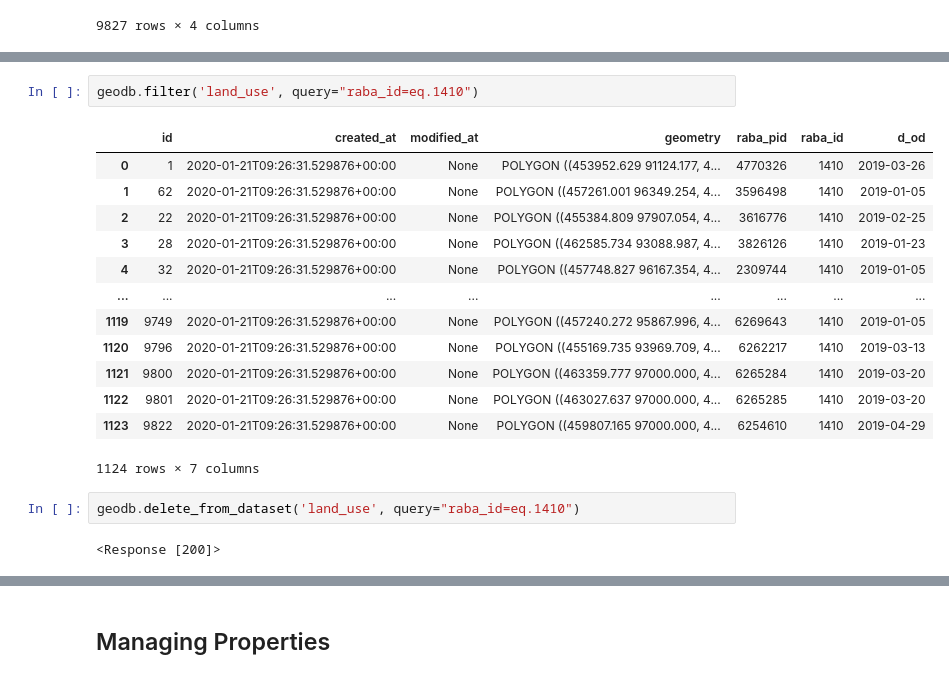
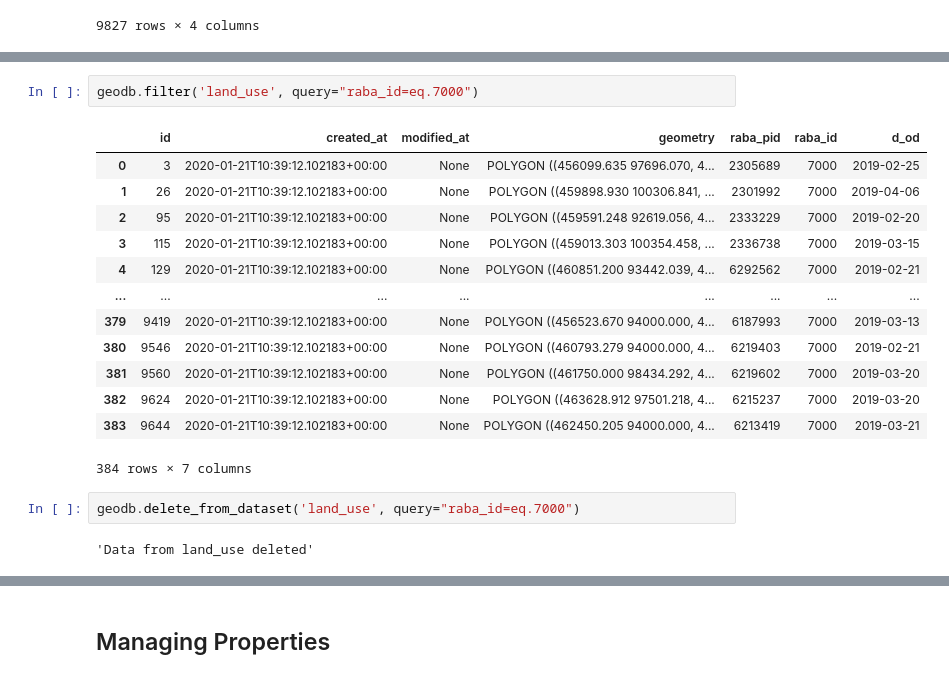
Before and after one commit to xcube-dev/xcube-geodb, a Jupyter notebook: notebooks/geodb_manage_datasets.ipynb, the cells around one changed output, grey strips where cells are left out. Drawn from its saved outputs; the diff is of its cells as text.

```diff
--- a/notebooks/geodb_manage_data.ipynb
+++ b/notebooks/geodb_manage_datasets.ipynb
@@ -78,21 +78,21 @@ geodb.insert_into_dataset('land_use', gdf)
 # %%
-geodb.filter('land_use', query="raba_id=eq.1410")
+geodb.filter('land_use', query="raba_id=eq.7000")
 # %% [output]
 |  | id | created_at | modified_at | geometry | raba_pid | raba_id | d_od |
-| 0 | 1 | 2020-01-21T09:26:31.529876+00:00 | None | POLYGON ((453952.629 91124.177, 4... | 4770326 | 1410 | 2019-03-26 |
-| 1 | 62 | 2020-01-21T09:26:31.529876+00:00 | None | POLYGON ((457261.001 96349.254, 4... | 3596498 | 1410 | 2019-01-05 |
-| 2 | 22 | 2020-01-21T09:26:31.529876+00:00 | None | POLYGON ((455384.809 97907.054, 4... | 3616776 | 1410 | 2019-02-25 |
-| 3 | 28 | 2020-01-21T09:26:31.529876+00:00 | None | POLYGON ((462585.734 93088.987, 4... | 3826126 | 1410 | 2019-01-23 |
-| 4 | 32 | 2020-01-21T09:26:31.529876+00:00 | None | POLYGON ((457748.827 96167.354, 4... | 2309744 | 1410 | 2019-01-05 |
+| 0 | 3 | 2020-01-21T10:39:12.102183+00:00 | None | POLYGON ((456099.635 97696.070, 4... | 2305689 | 7000 | 2019-02-25 |
+| 1 | 26 | 2020-01-21T10:39:12.102183+00:00 | None | POLYGON ((459898.930 100306.841, ... | 2301992 | 7000 | 2019-04-06 |
+| 2 | 95 | 2020-01-21T10:39:12.102183+00:00 | None | POLYGON ((459591.248 92619.056, 4... | 2333229 | 7000 | 2019-02-20 |
+| 3 | 115 | 2020-01-21T10:39:12.102183+00:00 | None | POLYGON ((459013.303 100354.458, ... | 2336738 | 7000 | 2019-03-15 |
+| 4 | 129 | 2020-01-21T10:39:12.102183+00:00 | None | POLYGON ((460851.200 93442.039, 4... | 6292562 | 7000 | 2019-02-21 |
 | ... | ... | ... | ... | ... | ... | ... | ... |
-| 1119 | 9749 | 2020-01-21T09:26:31.529876+00:00 | None | POLYGON ((457240.272 95867.996, 4... | 6269643 | 1410 | 2019-01-05 |
-| 1120 | 9796 | 2020-01-21T09:26:31.529876+00:00 | None | POLYGON ((455169.735 93969.709, 4... | 6262217 | 1410 | 2019-03-13 |
-| 1121 | 9800 | 2020-01-21T09:26:31.529876+00:00 | None | POLYGON ((463359.777 97000.000, 4... | 6265284 | 1410 | 2019-03-20 |
-| 1122 | 9801 | 2020-01-21T09:26:31.529876+00:00 | None | POLYGON ((463027.637 97000.000, 4... | 6265285 | 1410 | 2019-03-20 |
-| 1123 | 9822 | 2020-01-21T09:26:31.529876+00:00 | None | POLYGON ((459807.165 97000.000, 4... | 6254610 | 1410 | 2019-04-29 |
+| 379 | 9419 | 2020-01-21T10:39:12.102183+00:00 | None | POLYGON ((456523.670 94000.000, 4... | 6187993 | 7000 | 2019-03-13 |
+| 380 | 9546 | 2020-01-21T10:39:12.102183+00:00 | None | POLYGON ((460793.279 94000.000, 4... | 6219403 | 7000 | 2019-02-21 |
+| 381 | 9560 | 2020-01-21T10:39:12.102183+00:00 | None | POLYGON ((461750.000 98434.292, 4... | 6219602 | 7000 | 2019-03-20 |
+| 382 | 9624 | 2020-01-21T10:39:12.102183+00:00 | None | POLYGON ((463628.912 97501.218, 4... | 6215237 | 7000 | 2019-03-20 |
+| 383 | 9644 | 2020-01-21T10:39:12.102183+00:00 | None | POLYGON ((462450.205 94000.000, 4... | 6213419 | 7000 | 2019-03-21 |
-1124 rows × 7 columns
+384 rows × 7 columns
 # %%
-geodb.delete_from_dataset('land_use', query="raba_id=eq.1410")
+geodb.delete_from_dataset('land_use', query="raba_id=eq.7000")
 # %% [output]
-<Response [200]>
+'Data from land_use deleted'
 # %%
```
Also changed, not shown: parts of 10 cells of this notebook, 6 other files.
